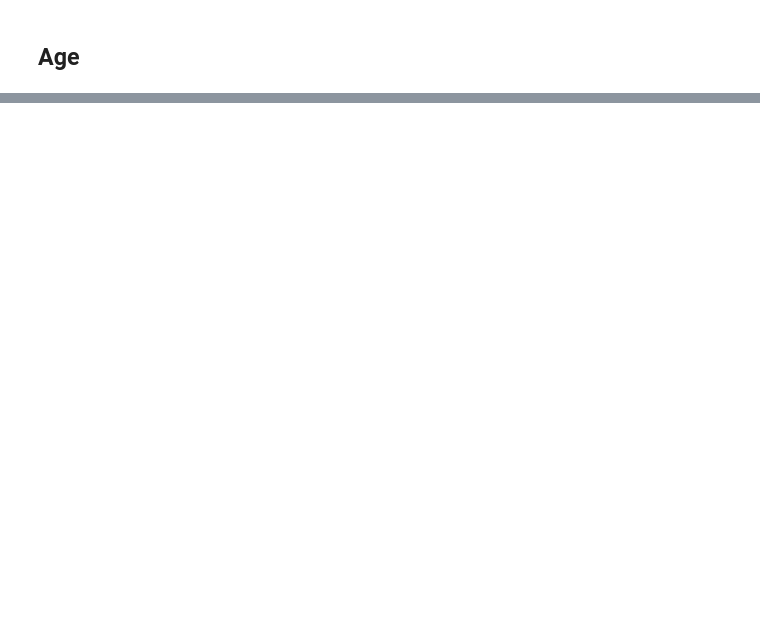
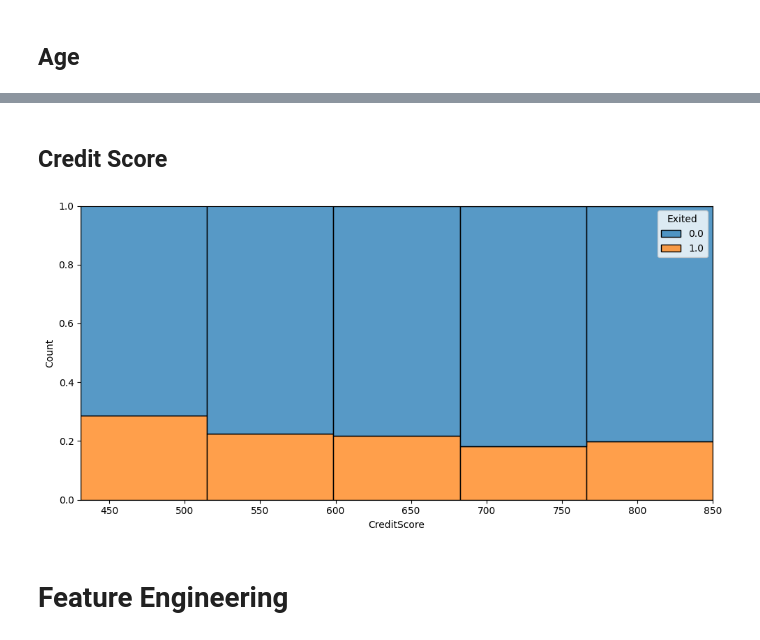
Before and after one commit to gavrilovAlikhan/ML-Practice, a Jupyter notebook: Bank Churn (MLinside)/bank_churn.ipynb, the cells around one changed output, grey strips where cells are left out. Drawn from its saved outputs; the diff is of its cells as text; code cells hidden in the pictures; blank space fills up the shorter version.

Commit message:
added feature engineering

```diff
--- a/Bank Churn (MLinside)/bank_churn.ipynb
+++ b/Bank Churn (MLinside)/bank_churn.ipynb
@@ -252,0 +376,17 @@ plt.show()
+# %% [markdown]
+## Credit Score
+# %%
+plt.figure(figsize=(10,5))
+sns.histplot(
+    data=train_df,
+    x="CreditScore",
+    hue='Exited',
+    bins=5,
+    multiple='fill',
+)
+# plt.xticks(np.arange(18,75))
+plt.tight_layout()
+# %% [output]
+[figure, added]
+# %% [markdown]
+# Feature Engineering
```
Also changed, not shown: parts of 25 cells of this notebook.
